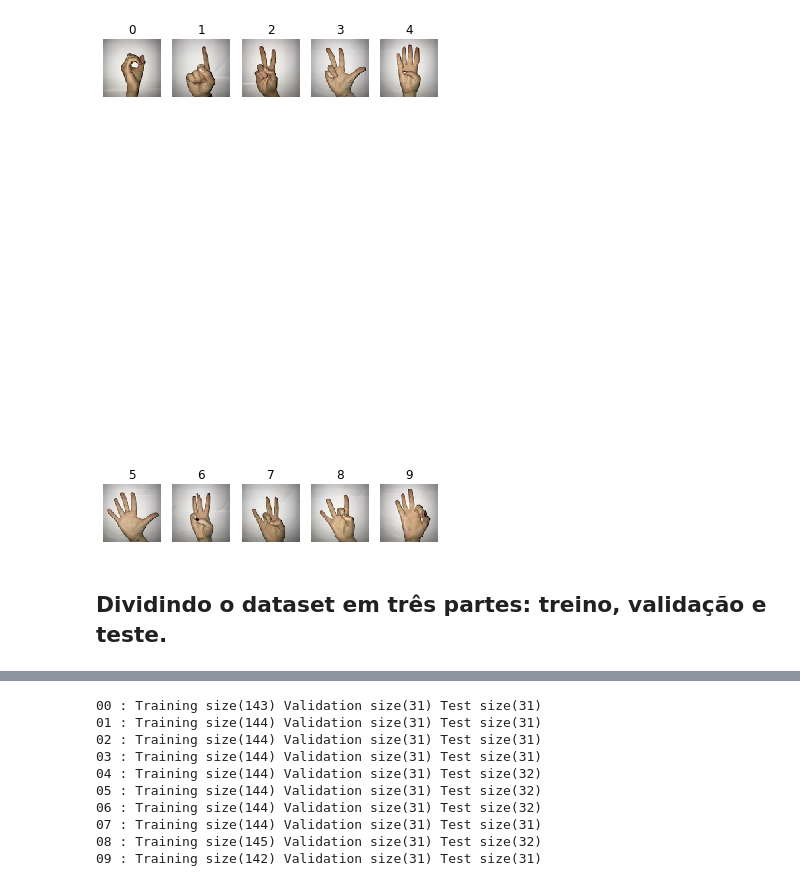
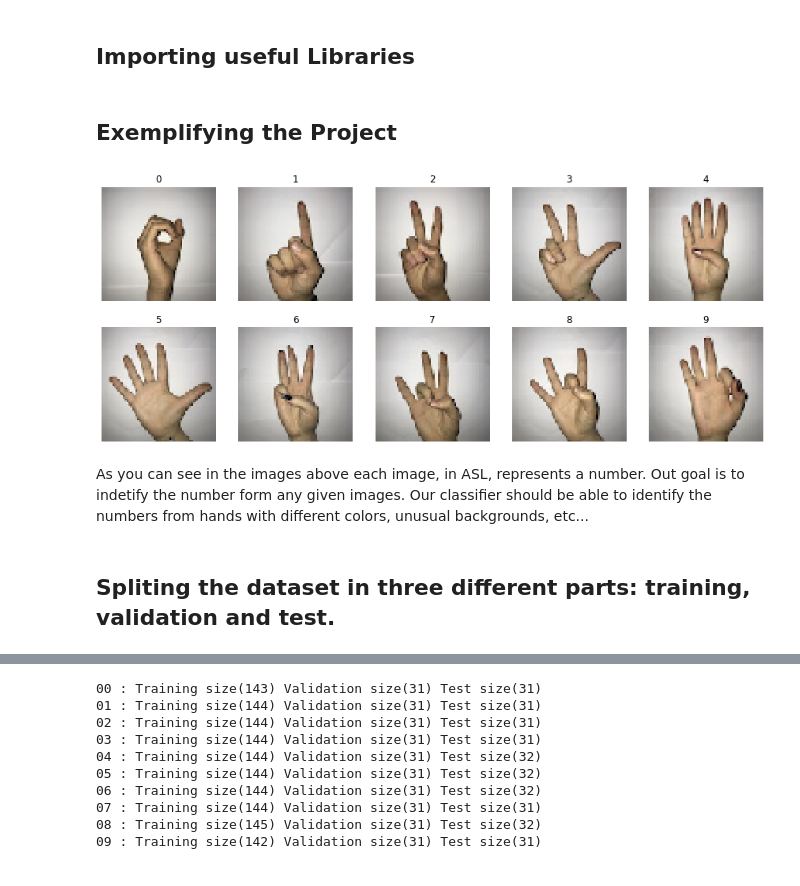
Before and after one commit to deeplearningunb/Sign-Language-Digits-Detector, a Jupyter notebook: SL-Digits-Detector.ipynb, the cells around one changed output, grey strips where cells are left out. Cells and saved outputs as stored; diff of their text form; code cells hidden in the pictures.

```diff
--- a/SL-Digits-Detector.ipynb
+++ b/SL-Digits-Detector.ipynb
@@ -25,5 +22,7 @@ Successfully installed tqdm-4.39.0
 WARNING: You are using pip version 19.2.3, however version 19.3.1 is available.
 You should consider upgrading via the 'pip install --upgrade pip' command.
+# %% [markdown]
+## Importing useful Libraries
 # %%
 # Importing useful libraries: keras, numpy, tqdm, matplotlib...
 
@@ -44,27 +43,31 @@ from tqdm import tqdm
 import matplotlib.pyplot as plt
 import matplotlib.image as mpimg
 %matplotlib inline
+# %% [markdown]
+## Exemplifying the Project
 # %%
 # Creating the example images for the numbers (10 numbers in total - 2 x 5)
 number_of_rows, number_of_columns = 2, 5
-plt.rcParams['figure.figsize'] = (number_of_rows * 3, number_of_columns * 3)
+plt.rcParams['figure.figsize'] = (number_of_columns * 3, number_of_rows * 3)
 
 for row in range(number_of_rows):
     for column in range(number_of_columns):
         image_index = row * number_of_columns + column
         # Loading the images from the dataset
         digit_image = image.load_img('Sign-Language-Digits-Dataset/Examples/example_' + str(image_index) + '.JPG', target_size = (64, 64))
         plt.subplot(number_of_rows, number_of_columns, image_index + 1)
         plt.imshow(digit_image)
         plt.title(image_index)
         plt.axis('off')
 # %% [output]
-[figure, old version]
+[figure, new version]
+# %% [markdown]
+As you can see in the images above each image, in ASL, represents a number. Out goal is to indetify the number form any given images. Our classifier should be able to identify the numbers from hands with different colors, unusual backgrounds, etc...
+# %% [markdown]
+## Spliting the dataset in three different parts: training, validation and test.
 # %%
 # Creating the path to data downloaded dataset
 PATH_TO_DATASET = 'Sign-Language-Digits-Dataset/Dataset/'
-# %% [markdown]
-## Dividindo o dataset em três partes: treino, validação e teste.
 # %%
 # Initialising the empty lists for each dataset
 train_dataset = {}
```
Also changed, not shown: parts of 27 cells of this notebook.
